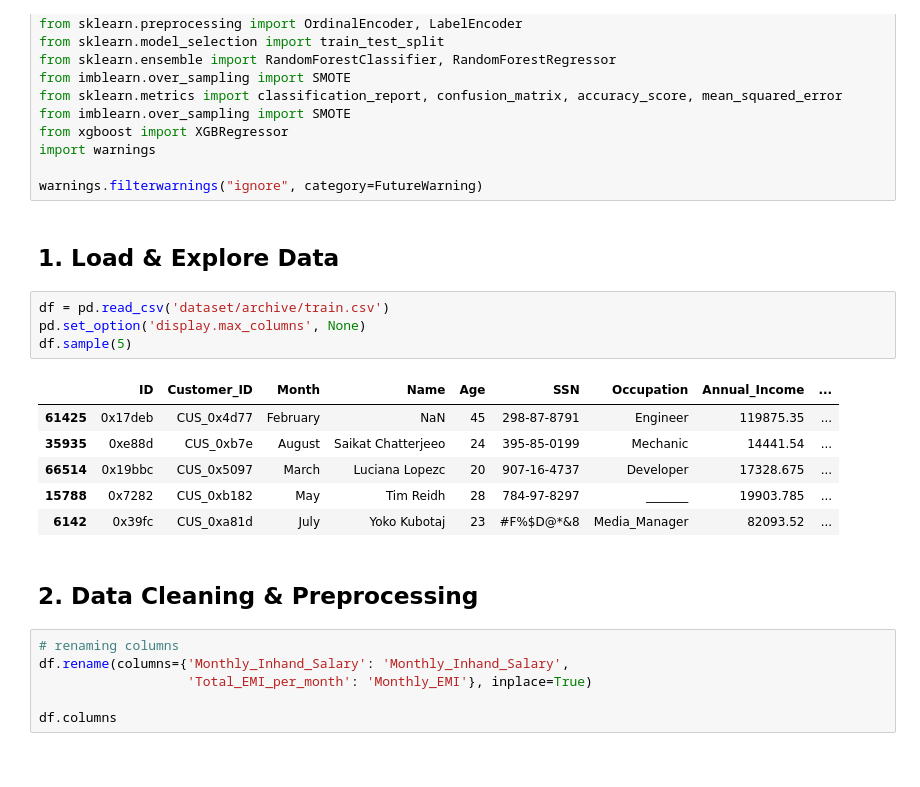
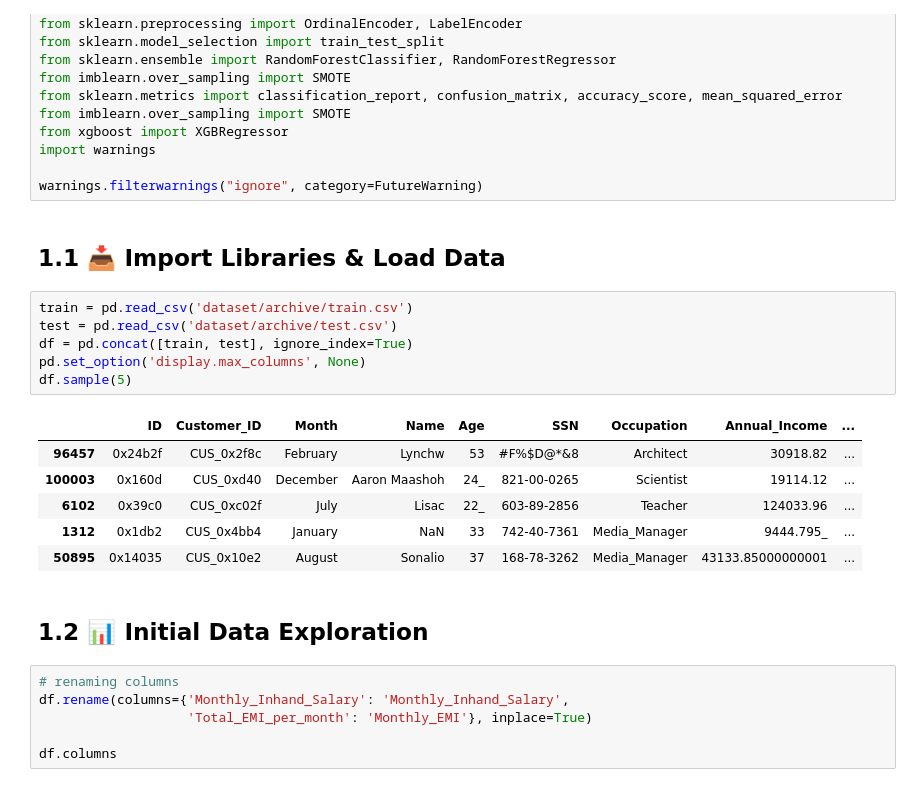
Before and after one commit to sahermuhamed1/Credit-Scoring-Model-Production, a Jupyter notebook: workspace.ipynb, the cells around one changed output. Saved outputs shown, nothing was run; the diff lists cells and outputs as text.

```diff
--- a/workspace.ipynb
+++ b/workspace.ipynb
@@ -30,20 +45,24 @@ import warnings
 
 warnings.filterwarnings("ignore", category=FutureWarning)
 # %% [markdown]
-## 1. Load & Explore Data
+<a id="import-libraries"></a>
+## 1.1 📥 Import Libraries & Load Data
 # %%
-df = pd.read_csv('dataset/archive/train.csv')
+train = pd.read_csv('dataset/archive/train.csv')
+test = pd.read_csv('dataset/archive/test.csv')
+df = pd.concat([train, test], ignore_index=True)
 pd.set_option('display.max_columns', None)
 df.sample(5)
 # %% [output]
 |  | ID | Customer_ID | Month | Name | Age | SSN | Occupation | Annual_Income | ... |
-| 61425 | 0x17deb | CUS_0x4d77 | February | NaN | 45 | 298-87-8791 | Engineer | 119875.35 | ... |
-| 35935 | 0xe88d | CUS_0xb7e | August | Saikat Chatterjeeo | 24 | 395-85-0199 | Mechanic | 14441.54 | ... |
-| 66514 | 0x19bbc | CUS_0x5097 | March | Luciana Lopezc | 20 | 907-16-4737 | Developer | 17328.675 | ... |
-| 15788 | 0x7282 | CUS_0xb182 | May | Tim Reidh | 28 | 784-97-8297 | _______ | 19903.785 | ... |
-| 6142 | 0x39fc | CUS_0xa81d | July | Yoko Kubotaj | 23 | #F%$D@*&8 | Media_Manager | 82093.52 | ... |
+| 96457 | 0x24b2f | CUS_0x2f8c | February | Lynchw | 53 | #F%$D@*&8 | Architect | 30918.82 | ... |
+| 100003 | 0x160d | CUS_0xd40 | December | Aaron Maashoh | 24_ | 821-00-0265 | Scientist | 19114.12 | ... |
+| 6102 | 0x39c0 | CUS_0xc02f | July | Lisac | 22_ | 603-89-2856 | Teacher | 124033.96 | ... |
+| 1312 | 0x1db2 | CUS_0x4bb4 | January | NaN | 33 | 742-40-7361 | Media_Manager | 9444.795_ | ... |
+| 50895 | 0x14035 | CUS_0x10e2 | August | Sonalio | 37 | 168-78-3262 | Media_Manager | 43133.85000000001 | ... |
 # %% [markdown]
-## 2. Data Cleaning & Preprocessing
+<a id="initial-exploration"></a>
+## 1.2 📊 Initial Data Exploration
 # %%
 # renaming columns
 df.rename(columns={'Monthly_Inhand_Salary': 'Monthly_Inhand_Salary',
```
Also changed, not shown: parts of 64 cells of this notebook, 4 other files.
